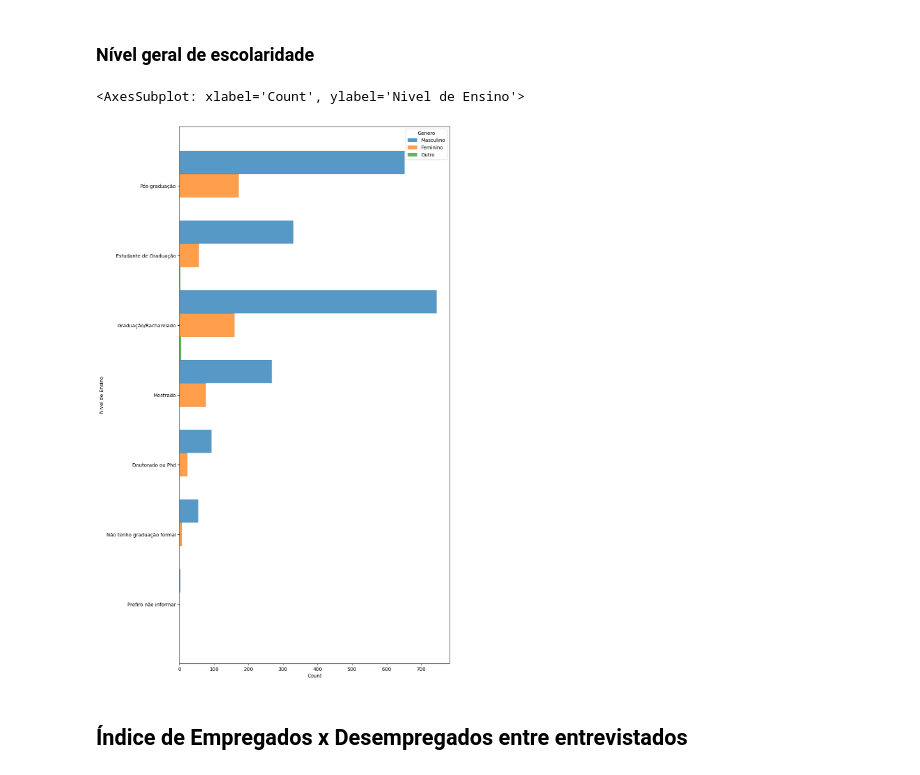
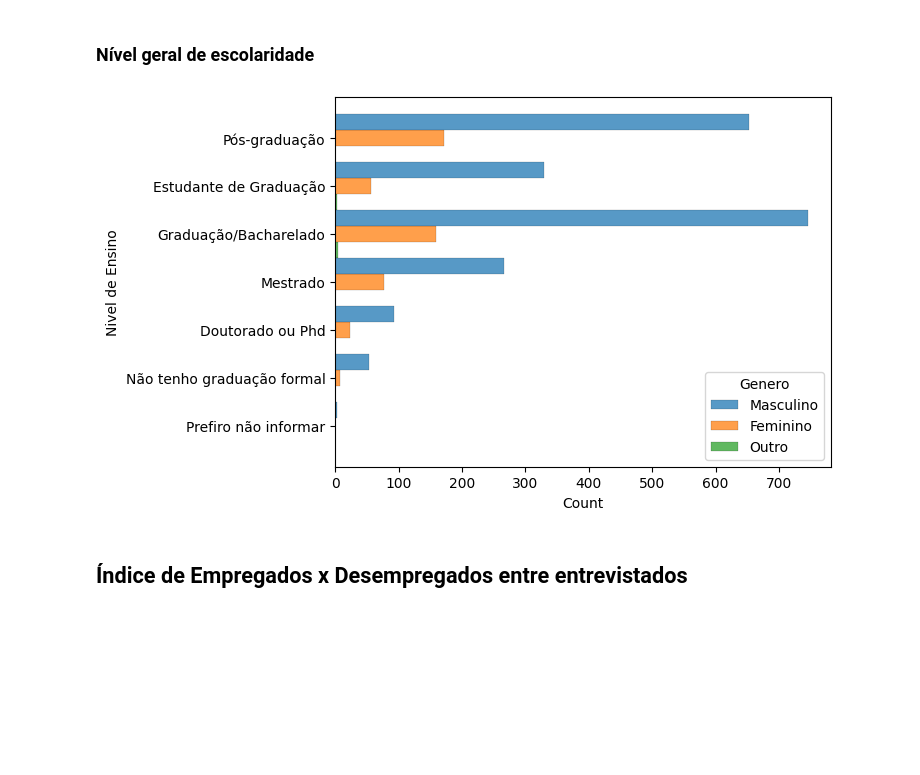
Before and after one commit to MayaraDM/ADA-DS_programming_techiniques_project, a Jupyter notebook: ProjetoV_analise.ipynb, the cells around one changed output. Cells and saved outputs as stored; diff of their text form; code cells hidden in the pictures; blank space fills up the shorter version.

```diff
--- a/ProjetoV_analise.ipynb
+++ b/ProjetoV_analise.ipynb
@@ -137,15 +138,13 @@ Quanto a diferença entre gêneros, não é possível verificar uma diferença c
 ### Nível geral de escolaridade
 # %%
 # Histograma Escolaridade
-
-f, ax = plt.subplots(figsize=(10, 20))
-sns.histplot(df,
+g = sns.histplot(df,
              y="Nivel de Ensino", hue="Genero",
              multiple="dodge",
              linewidth = 0.1)
+sns.move_legend(g, "lower right")
 # %% [output]
-<AxesSubplot: xlabel='Count', ylabel='Nivel de Ensino'>
-[figure, old version]
+[figure, new version]
 # %% [markdown]
 ## Índice de Empregados x Desempregados entre entrevistados
 # %% [markdown]
```
Also changed, not shown: parts of 14 cells of this notebook.
